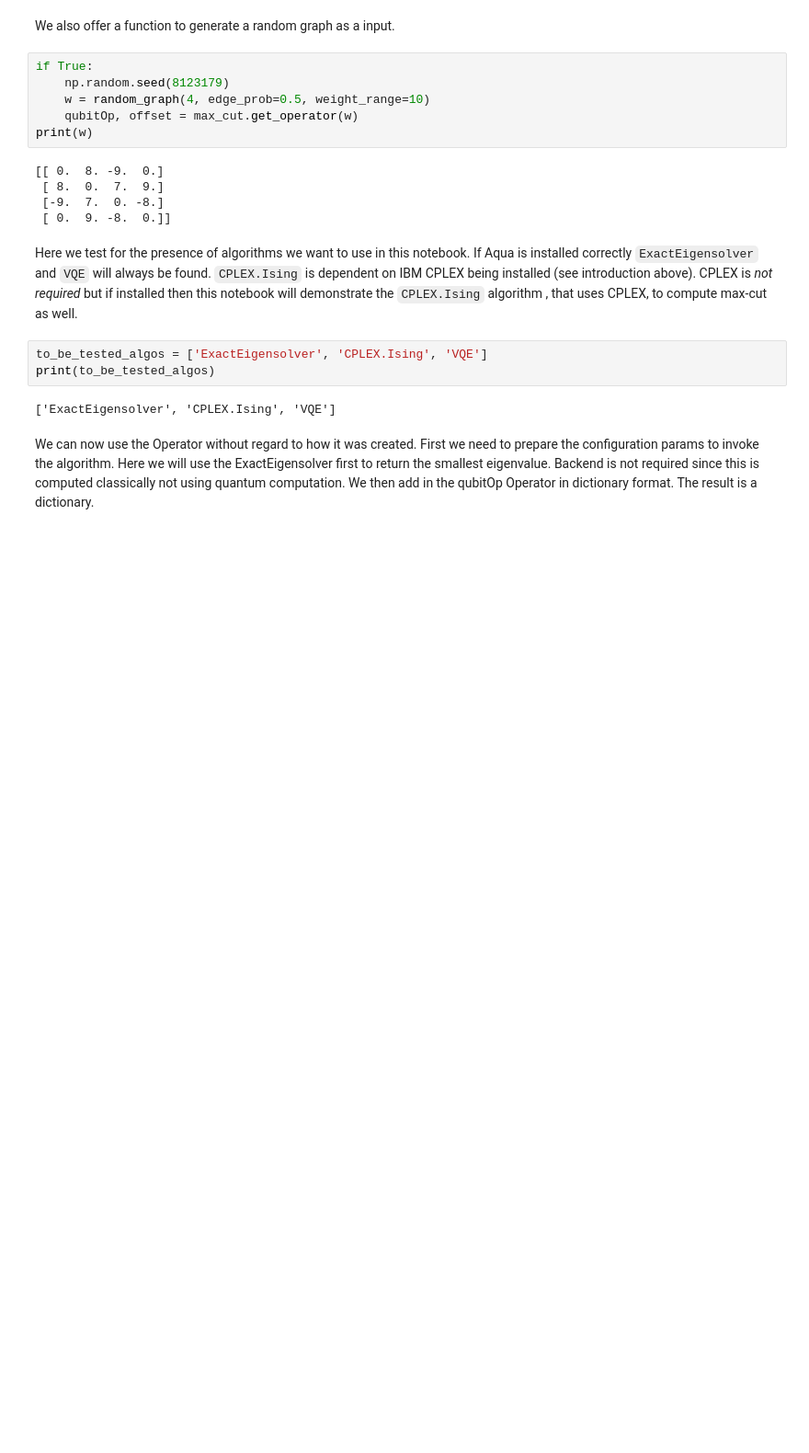
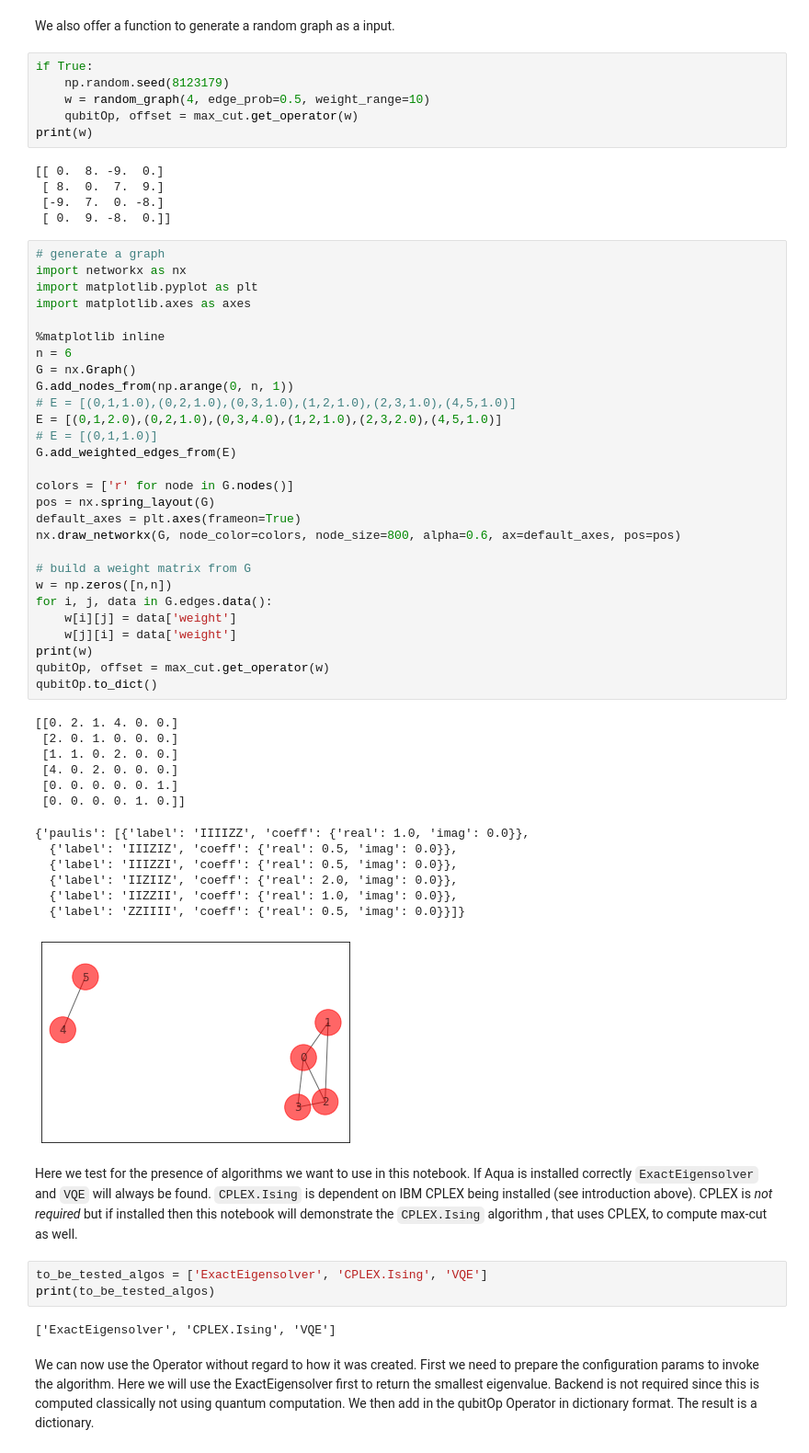
Before and after one commit to jiayuanx/quantum-computing, a Jupyter notebook: assignments/project/tutorials/qiskit-maxcut.ipynb, the cells around one changed output. Shown at 92% size. Cells and saved outputs as stored; diff of their text form; blank space fills up the shorter version.

Commit message:
MaxCut-Raw.ipynb appears to work with unweighted edges

```diff
--- a/assignments/project/tutorials/qiskit-maxcut.ipynb
+++ b/assignments/project/tutorials/qiskit-maxcut.ipynb
@@ -34,6 +34,48 @@ print(w)
  [ 8.  0.  7.  9.]
  [-9.  7.  0. -8.]
  [ 0.  9. -8.  0.]]
+# %%
+# generate a graph
+import networkx as nx
+import matplotlib.pyplot as plt
+import matplotlib.axes as axes
+
+%matplotlib inline
+n = 6
+G = nx.Graph()
+G.add_nodes_from(np.arange(0, n, 1))
+# E = [(0,1,1.0),(0,2,1.0),(0,3,1.0),(1,2,1.0),(2,3,1.0),(4,5,1.0)]
+E = [(0,1,2.0),(0,2,1.0),(0,3,4.0),(1,2,1.0),(2,3,2.0),(4,5,1.0)]
+# E = [(0,1,1.0)]
+G.add_weighted_edges_from(E)
+
+colors = ['r' for node in G.nodes()]
+pos = nx.spring_layout(G)
+default_axes = plt.axes(frameon=True)
+nx.draw_networkx(G, node_color=colors, node_size=800, alpha=0.6, ax=default_axes, pos=pos)
+
+# build a weight matrix from G
+w = np.zeros([n,n])
+for i, j, data in G.edges.data():
+    w[i][j] = data['weight']
+    w[j][i] = data['weight']
+print(w)
+qubitOp, offset = max_cut.get_operator(w)
+qubitOp.to_dict()
+# %% [output]
+[[0. 2. 1. 4. 0. 0.]
+ [2. 0. 1. 0. 0. 0.]
+ [1. 1. 0. 2. 0. 0.]
+ [4. 0. 2. 0. 0. 0.]
+ [0. 0. 0. 0. 0. 1.]
+ [0. 0. 0. 0. 1. 0.]]
+{'paulis': [{'label': 'IIIIZZ', 'coeff': {'real': 1.0, 'imag': 0.0}},
+  {'label': 'IIIZIZ', 'coeff': {'real': 0.5, 'imag': 0.0}},
+  {'label': 'IIIZZI', 'coeff': {'real': 0.5, 'imag': 0.0}},
+  {'label': 'IIZIIZ', 'coeff': {'real': 2.0, 'imag': 0.0}},
+  {'label': 'IIZZII', 'coeff': {'real': 1.0, 'imag': 0.0}},
+  {'label': 'ZZIIII', 'coeff': {'real': 0.5, 'imag': 0.0}}]}
+[figure, added]
 # %% [markdown]
 Here we test for the presence of algorithms we want to use in this notebook. If Aqua is installed correctly `ExactEigensolver` and `VQE` will always be found. `CPLEX.Ising` is dependent on IBM CPLEX being installed (see introduction above). CPLEX is *not required* but if installed then this notebook will demonstrate the `CPLEX.Ising` algorithm , that uses CPLEX, to compute max-cut as well.
 # %%
```
Also changed, not shown: parts of 13 cells of this notebook, 1 other file.
